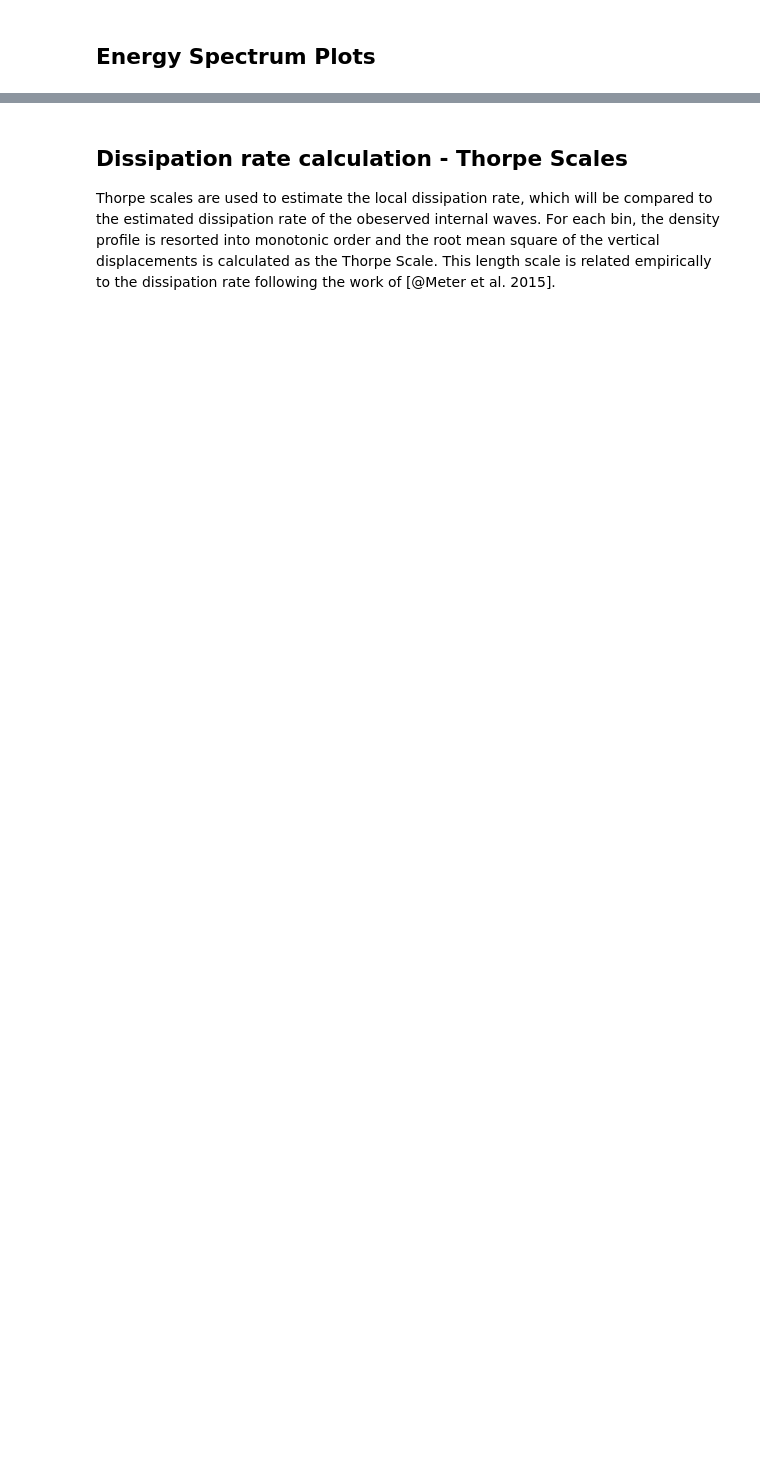
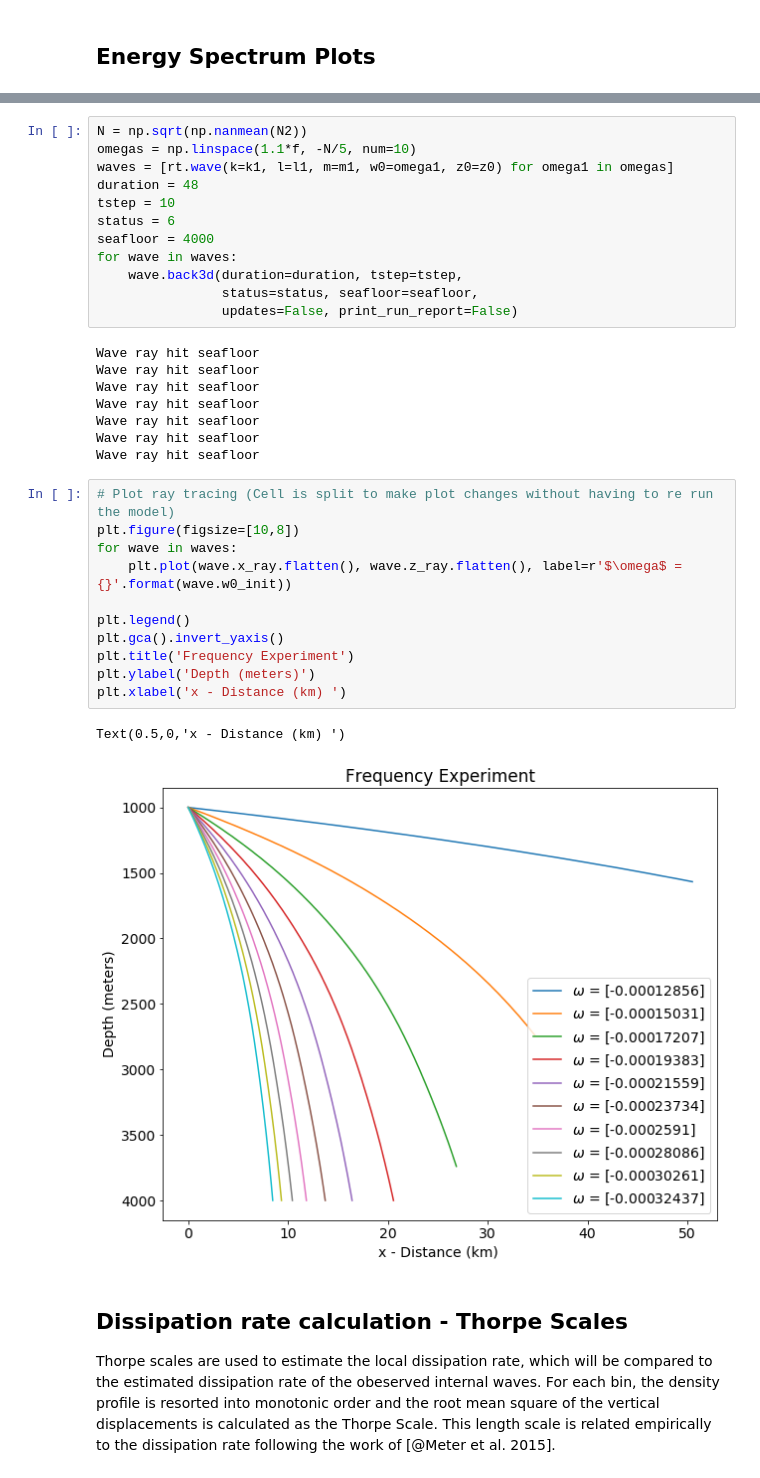
Before and after one commit to saltyPhysics/Lee_waves_dissertation, a Jupyter notebook: Internal_waves_shag_rocks.ipynb, the cells around one changed output, grey strips where cells are left out. Saved outputs shown, nothing was run; the diff lists cells and outputs as text; blank space fills up the shorter version.

```diff
--- a/Internal_waves_shag_rocks.ipynb
+++ b/Internal_waves_shag_rocks.ipynb
@@ -204,3 +475,37 @@ l = kh*np.sin(theta)
+# %%
+N = np.sqrt(np.nanmean(N2))
+omegas = np.linspace(1.1*f, -N/5, num=10)
+waves = [rt.wave(k=k1, l=l1, m=m1, w0=omega1, z0=z0) for omega1 in omegas]
+duration = 48
+tstep = 10
+status = 6
+seafloor = 4000
+for wave in waves:
+    wave.back3d(duration=duration, tstep=tstep,
+                status=status, seafloor=seafloor,
+                updates=False, print_run_report=False)
+# %% [output]
+Wave ray hit seafloor
+Wave ray hit seafloor
+Wave ray hit seafloor
+Wave ray hit seafloor
+Wave ray hit seafloor
+Wave ray hit seafloor
+Wave ray hit seafloor
+# %%
+# Plot ray tracing (Cell is split to make plot changes without having to re run the model)
+plt.figure(figsize=[10,8])
+for wave in waves:
+    plt.plot(wave.x_ray.flatten(), wave.z_ray.flatten(), label=r'$\omega$ = {}'.format(wave.w0_init))
+
+plt.legend()
+plt.gca().invert_yaxis()
+plt.title('Frequency Experiment')
+plt.ylabel('Depth (meters)')
+plt.xlabel('x - Distance (km) ')
+# %% [output]
+Text(0.5,0,'x - Distance (km) ')
+[figure, added]
 # %% [markdown]
 ## Dissipation rate calculation - Thorpe Scales
 Thorpe scales are used to estimate the local dissipation rate, which will be compared to the estimated dissipation rate of the obeserved internal waves. For each bin, the density profile is resorted into monotonic order and the root mean square of the vertical displacements is calculated as the Thorpe Scale. This length scale is related empirically to the dissipation rate following the work of [@Meter et al. 2015].
```
Also changed, not shown: parts of 25 cells of this notebook, 6 other files.
